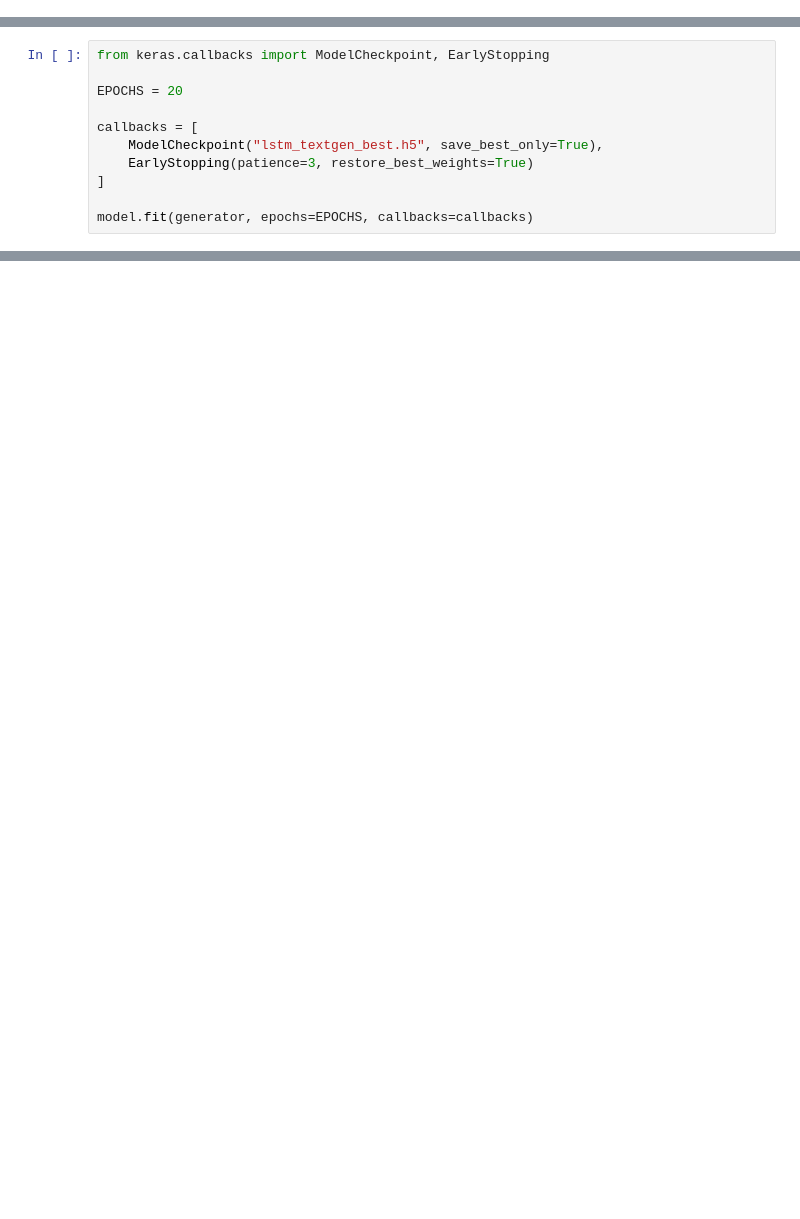
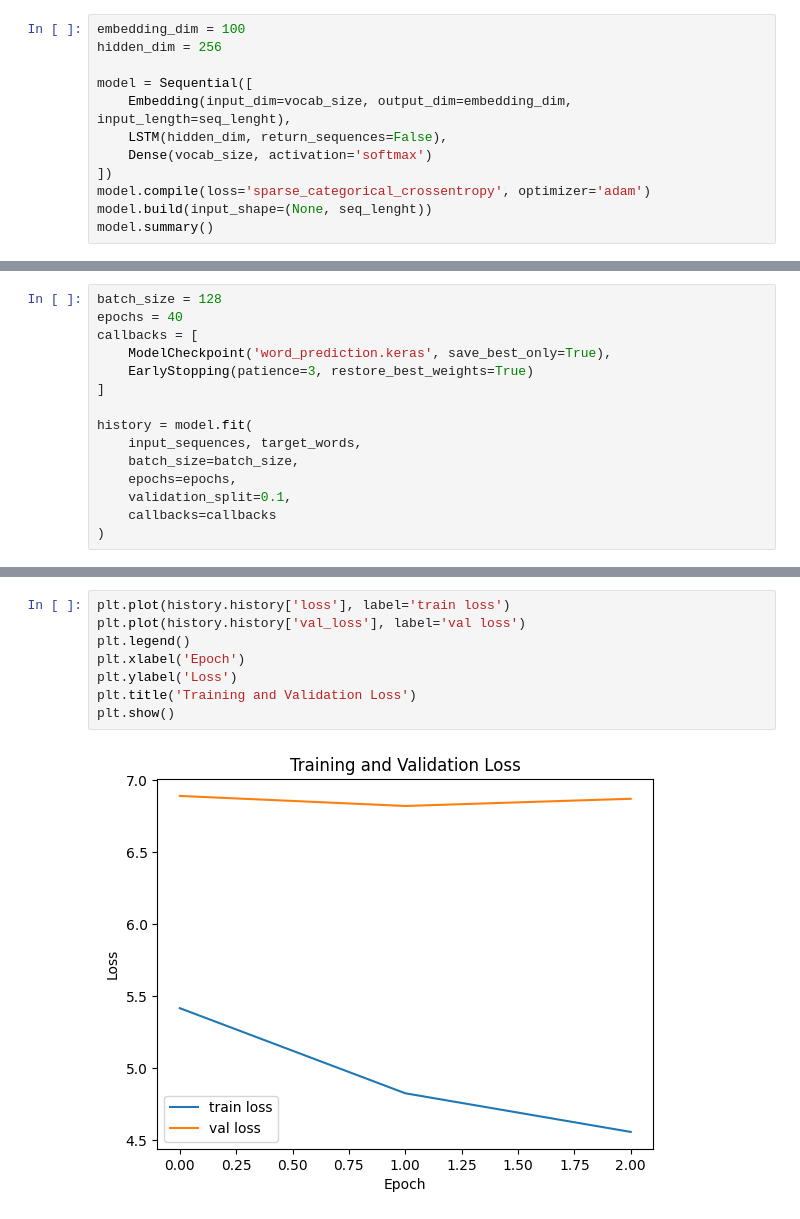
Before and after one commit to simon0302010/autocorrect-linux, a Jupyter notebook: autocorrect-linux/training/train.ipynb, the cells around one changed output, grey strips where cells are left out. Cells and saved outputs as stored; diff of their text form; blank space fills up the shorter version.

```diff
--- a/autocorrect-linux/training/train.ipynb
+++ b/autocorrect-linux/training/train.ipynb
@@ -65,0 +119,12 @@ model.summary()
+# %%
+embedding_dim = 100
+hidden_dim = 256
+
+model = Sequential([
+    Embedding(input_dim=vocab_size, output_dim=embedding_dim, input_length=seq_lenght),
+    LSTM(hidden_dim, return_sequences=False),
+    Dense(vocab_size, activation='softmax')
+])
+model.compile(loss='sparse_categorical_crossentropy', optimizer='adam')
+model.build(input_shape=(None, seq_lenght))
+model.summary()
@@ -66,12 +147,16 @@ model.summary()
 # %%
-from keras.callbacks import ModelCheckpoint, EarlyStopping
-
-EPOCHS = 20
-
+batch_size = 128
+epochs = 40
 callbacks = [
-    ModelCheckpoint("lstm_textgen_best.h5", save_best_only=True),
+    ModelCheckpoint('word_prediction.keras', save_best_only=True),
     EarlyStopping(patience=3, restore_best_weights=True)
 ]
 
-model.fit(generator, epochs=EPOCHS, callbacks=callbacks)
+history = model.fit(
+    input_sequences, target_words,
+    batch_size=batch_size,
+    epochs=epochs,
+    validation_split=0.1,
+    callbacks=callbacks
+)
 # %% [output]
@@ -97,0 +174,10 @@ WARNING:absl:You are saving your model as an HDF5 file via `model.save()` or `ke
+# %%
+plt.plot(history.history['loss'], label='train loss')
+plt.plot(history.history['val_loss'], label='val loss')
+plt.legend()
+plt.xlabel('Epoch')
+plt.ylabel('Loss')
+plt.title('Training and Validation Loss')
+plt.show()
+# %% [output]
+[figure, added]
```
Also changed, not shown: parts of 27 cells of this notebook, 19 other files.
